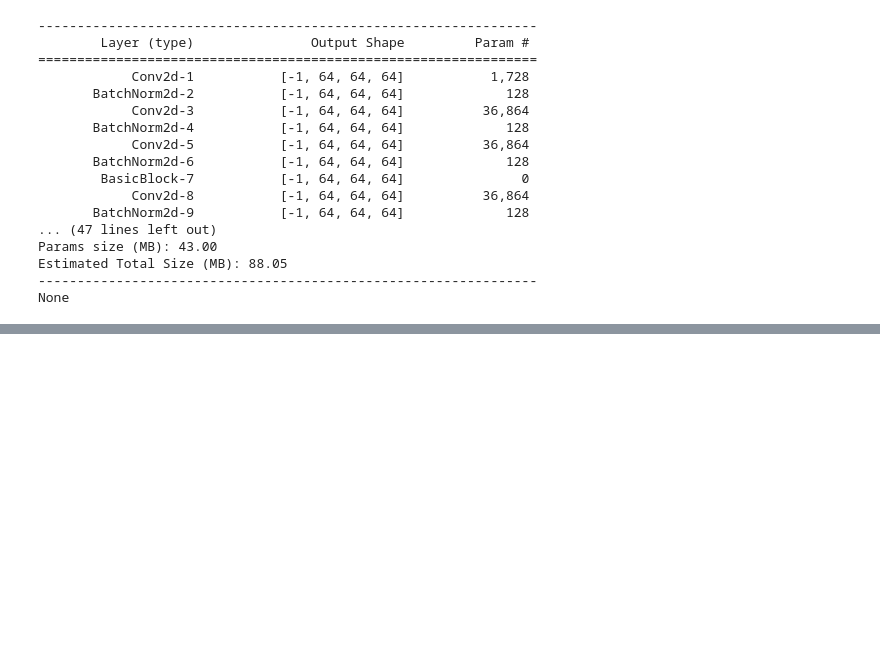
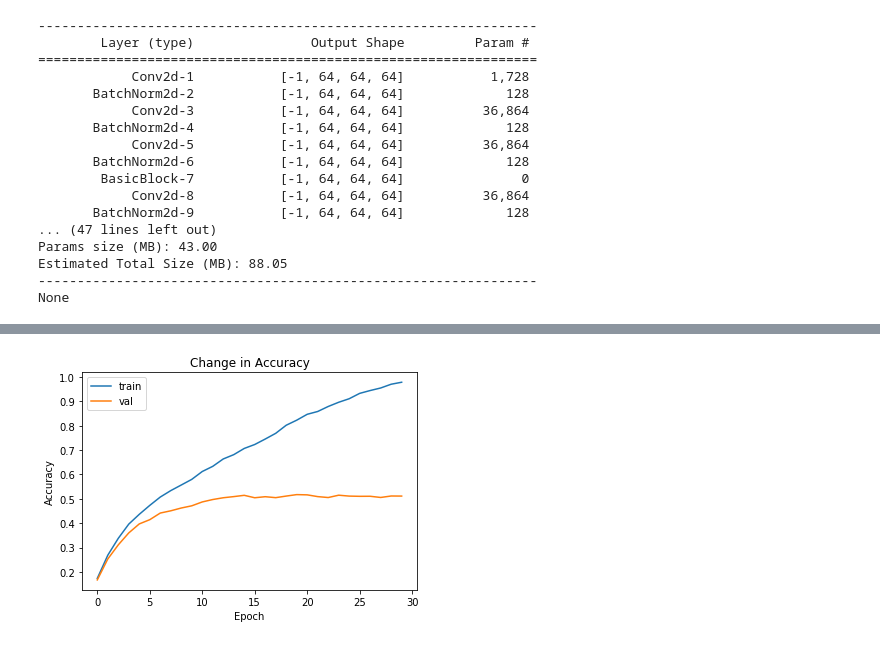
Before and after one commit to forsc/DeepLearning, a Jupyter notebook: S12/S12.ipynb, the cells around one changed output, grey strips where cells are left out. Saved outputs shown, nothing was run; the diff lists cells and outputs as text; code cells hidden in the pictures; blank space fills up the shorter version.

```diff
--- a/S12/S12.ipynb
+++ b/S12/S12.ipynb
@@ -126,3 +125,11 @@ KeyboardInterrupt:
 # %%
 ##Test Loop
 testloss,test_check =  truth_checker(model, testloader, device,criterion)
+# %%
+plt_data = {
+    "train": train_acc,
+    "val": test_acc
+}
+plot_graph(plt_data, "Accuracy")
+# %% [output]
+[figure, added]
```
Also changed, not shown: parts of 1 cell of this notebook, 1 other file.
